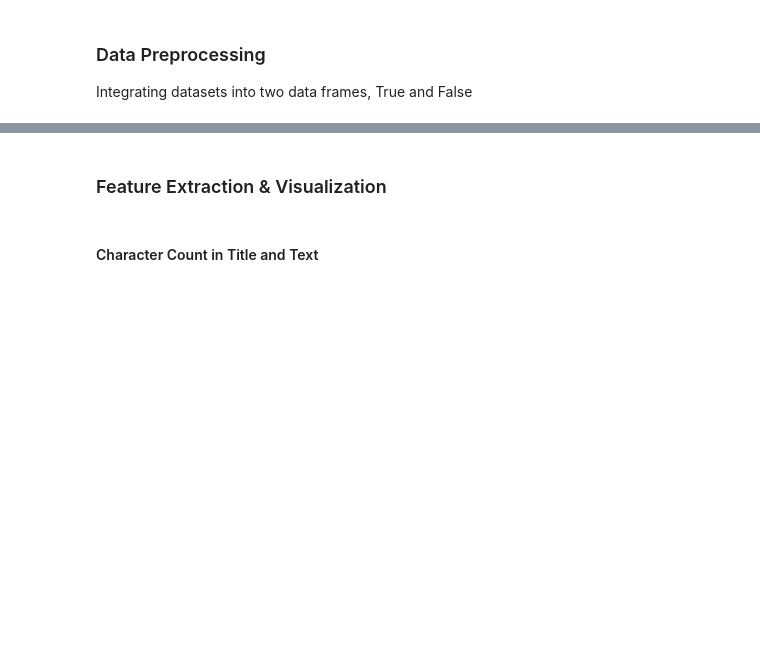
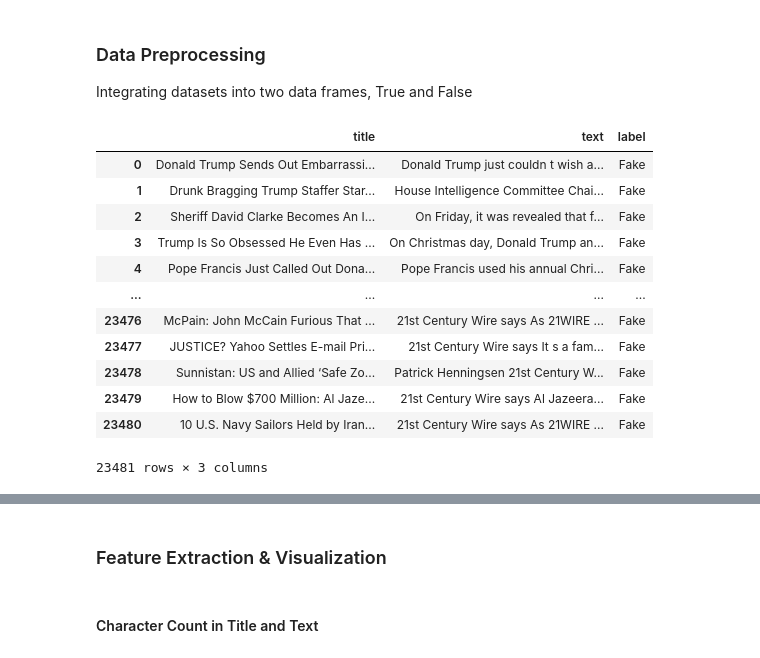
Before and after one commit to PJO017/Fake-News-Detection-Project, a Jupyter notebook: Source/Fake News Detection.ipynb, the cells around one changed output, grey strips where cells are left out. Drawn from its saved outputs; the diff is of its cells as text; code cells hidden in the pictures; blank space fills up the shorter version.

```diff
--- a/Source/Fake News Detection.ipynb
+++ b/Source/Fake News Detection.ipynb
@@ -22,8 +15,24 @@ from wordcloud import WordCloud, STOPWORDS
 ### Data Preprocessing
 Integrating datasets into two data frames, True and False
 # %%
-df1 = pd.read_csv('Data/archive/Fake.csv')
-df1['label'] = 'Fake'
-del df1['subject']
-del df1['date']
+dfFake = pd.read_csv('Data/archive/Fake.csv')
+dfFake['label'] = 'Fake'
+del dfFake['subject']
+del dfFake['date']
+
+dfFake
+# %% [output]
+|  | title | text | label |
+| 0 | Donald Trump Sends Out Embarrassi... | Donald Trump just couldn t wish a... | Fake |
+| 1 | Drunk Bragging Trump Staffer Star... | House Intelligence Committee Chai... | Fake |
+| 2 | Sheriff David Clarke Becomes An I... | On Friday, it was revealed that f... | Fake |
+| 3 | Trump Is So Obsessed He Even Has ... | On Christmas day, Donald Trump an... | Fake |
+| 4 | Pope Francis Just Called Out Dona... | Pope Francis used his annual Chri... | Fake |
+| ... | ... | ... | ... |
+| 23476 | McPain: John McCain Furious That ... | 21st Century Wire says As 21WIRE ... | Fake |
+| 23477 | JUSTICE? Yahoo Settles E-mail Pri... | 21st Century Wire says It s a fam... | Fake |
+| 23478 | Sunnistan: US and Allied ‘Safe Zo... | Patrick Henningsen 21st Century W... | Fake |
+| 23479 | How to Blow $700 Million: Al Jaze... | 21st Century Wire says Al Jazeera... | Fake |
+| 23480 | 10 U.S. Navy Sailors Held by Iran... | 21st Century Wire says As 21WIRE ... | Fake |
+23481 rows × 3 columns
 # %%
```
Also changed, not shown: parts of 34 cells of this notebook.
